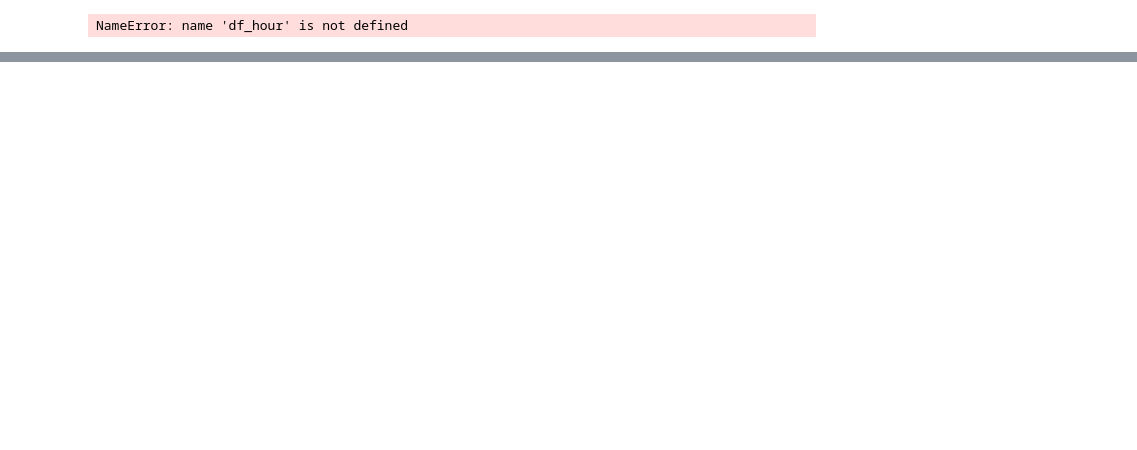
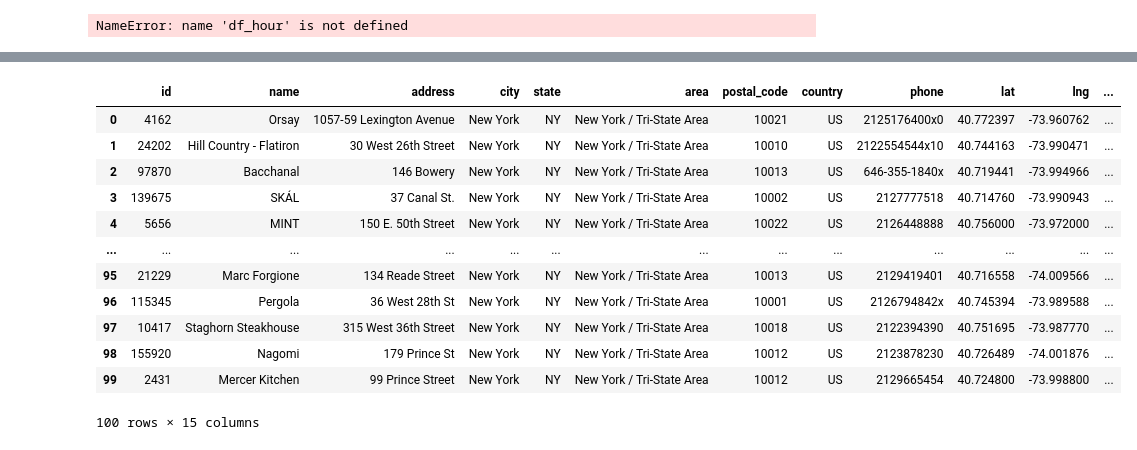
Before and after one commit to Strandgaard96/vehicle_collision_webpage, a Jupyter notebook: Magnus_finalproject.ipynb, the cells around one changed output, grey strips where cells are left out. Cells and saved outputs as stored; diff of their text form; code cells hidden in the pictures; blank space fills up the shorter version.

```diff
--- a/Magnus_finalproject.ipynb
+++ b/Magnus_finalproject.ipynb
@@ -251,0 +257,5 @@ NameError: name 'df_hour' is not defined
+# %%
+params = {'city': 'New York', 'per_page': '100'}
+r = requests.get('http://opentable.herokuapp.com/api/restaurants',params=params)
+json_response = r.json()
+json_response
@@ -251,0 +280,17 @@ NameError: name 'df_hour' is not defined
+# %%
+data = pd.DataFrame.from_dict(json_response['restaurants'])
+data
+# %% [output]
+|  | id | name | address | city | state | area | postal_code | country | phone | lat | lng | ... |
+| 0 | 4162 | Orsay | 1057-59 Lexington Avenue | New York | NY | New York / Tri-State Area | 10021 | US | 2125176400x0 | 40.772397 | -73.960762 | ... |
+| 1 | 24202 | Hill Country - Flatiron | 30 West 26th Street | New York | NY | New York / Tri-State Area | 10010 | US | 2122554544x10 | 40.744163 | -73.990471 | ... |
+| 2 | 97870 | Bacchanal | 146 Bowery | New York | NY | New York / Tri-State Area | 10013 | US | 646-355-1840x | 40.719441 | -73.994966 | ... |
+| 3 | 139675 | SKÁL | 37 Canal St. | New York | NY | New York / Tri-State Area | 10002 | US | 2127777518 | 40.714760 | -73.990943 | ... |
+| 4 | 5656 | MINT | 150 E. 50th Street | New York | NY | New York / Tri-State Area | 10022 | US | 2126448888 | 40.756000 | -73.972000 | ... |
+| ... | ... | ... | ... | ... | ... | ... | ... | ... | ... | ... | ... | ... |
+| 95 | 21229 | Marc Forgione | 134 Reade Street | New York | NY | New York / Tri-State Area | 10013 | US | 2129419401 | 40.716558 | -74.009566 | ... |
+| 96 | 115345 | Pergola | 36 West 28th St | New York | NY | New York / Tri-State Area | 10001 | US | 2126794842x | 40.745394 | -73.989588 | ... |
+| 97 | 10417 | Staghorn Steakhouse | 315 West 36th Street | New York | NY | New York / Tri-State Area | 10018 | US | 2122394390 | 40.751695 | -73.987770 | ... |
+| 98 | 155920 | Nagomi | 179 Prince St | New York | NY | New York / Tri-State Area | 10012 | US | 2123878230 | 40.726489 | -74.001876 | ... |
+| 99 | 2431 | Mercer Kitchen | 99 Prince Street | New York | NY | New York / Tri-State Area | 10012 | US | 2129665454 | 40.724800 | -73.998800 | ... |
+100 rows × 15 columns
```
Also changed, not shown: parts of 5 cells of this notebook, 1 other file.
